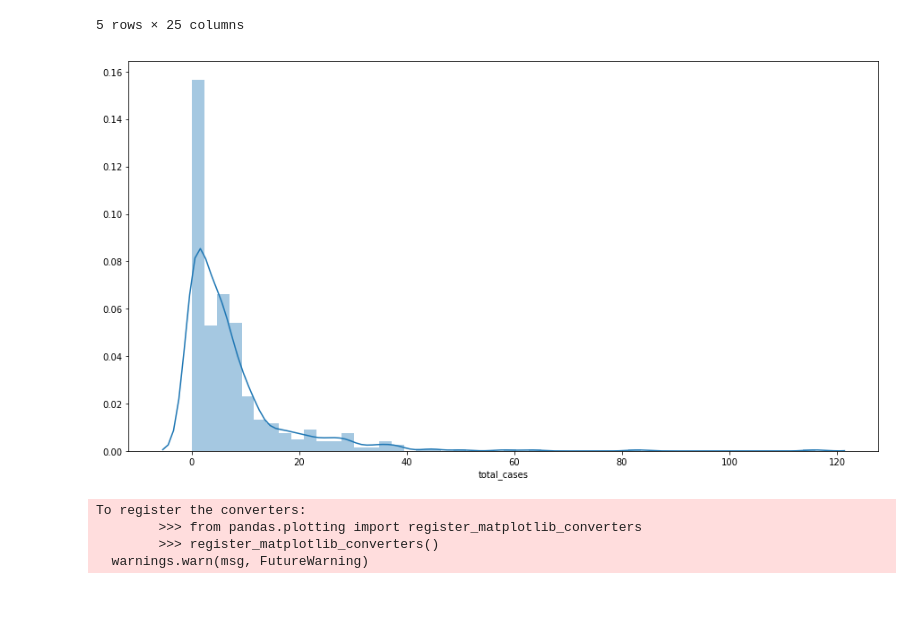
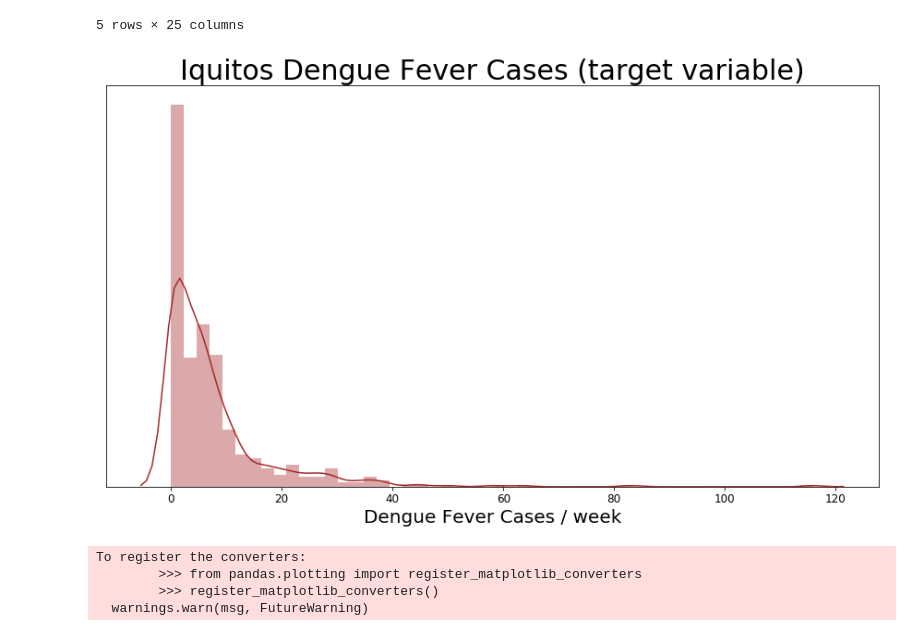
Before and after one commit to conditg/deng-ai, a Jupyter notebook: IQ.ipynb, the cells around one changed output. Drawn from its saved outputs; the diff is of its cells as text; code cells hidden in the pictures; blank space fills up the shorter version.

```diff
--- a/IQ.ipynb
+++ b/IQ.ipynb
@@ -32,10 +32,14 @@ iq.head()
 # %%
 #outcome variable
 plt.figure(figsize=[15,8])
-sns.distplot(iq.total_cases, bins=50)
+sns.distplot(iq.total_cases, bins=50, color='brown')
+plt.yticks([])
+plt.xticks(size=12)
+plt.title('Iquitos Dengue Fever Cases (target variable)', size=30)
+plt.xlabel('Dengue Fever Cases / week', size=20)
 plt.show()
 # %% [output]
-[figure, old version]
+[figure, new version]
 # %%
 plt.figure(figsize=[15,8])
 plt.title('Dengue Fever Cases by Week', size=16)
```
Also changed, not shown: 2 other files.
